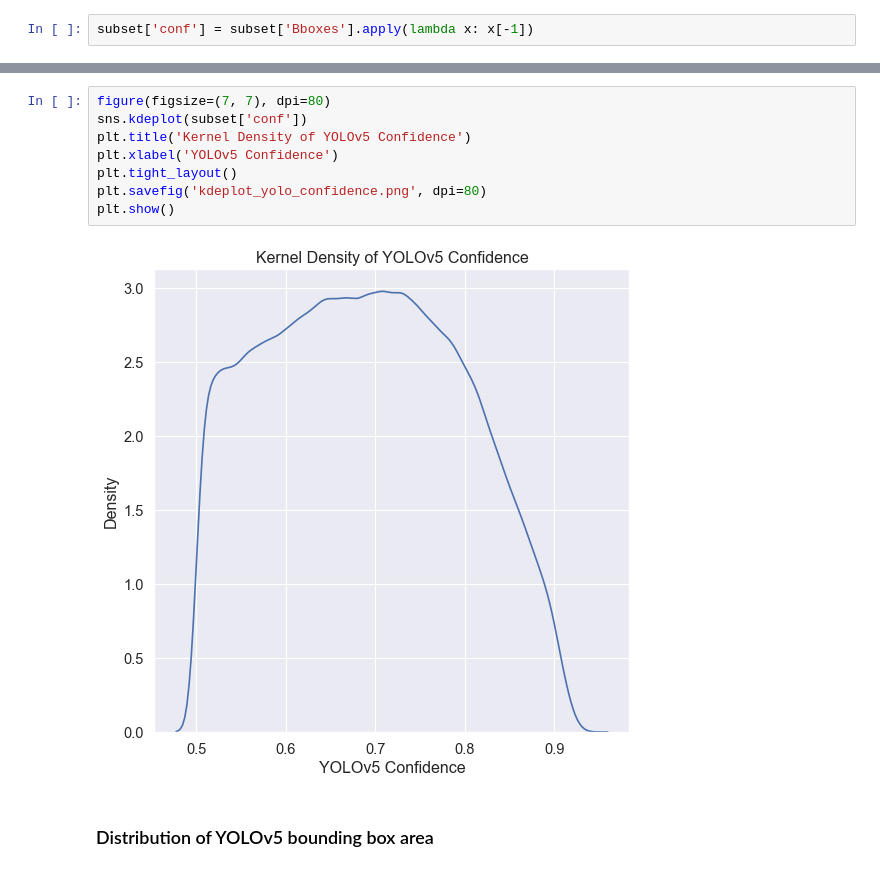
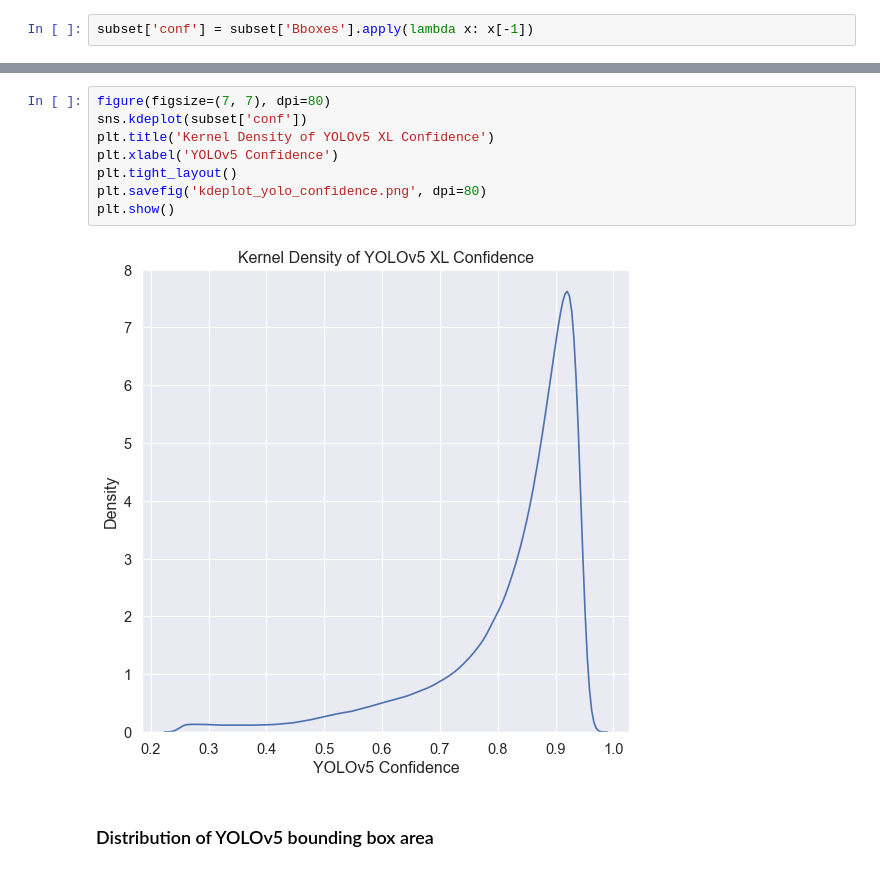
Before and after one commit to kingjosephm/vehicle_make_model_classifier, a Jupyter notebook: create_training_images/scraped_image_analysis.ipynb, the cells around one changed output, grey strips where cells are left out. Saved outputs shown, nothing was run; the diff lists cells and outputs as text.

```diff
--- a/create_training_images/scraped_image_analysis.ipynb
+++ b/create_training_images/scraped_image_analysis.ipynb
@@ -163,13 +163,13 @@ Name: conf, dtype: float64
 # %%
 figure(figsize=(7, 7), dpi=80)
 sns.kdeplot(subset['conf'])
-plt.title('Kernel Density of YOLOv5 Confidence')
+plt.title('Kernel Density of YOLOv5 XL Confidence')
 plt.xlabel('YOLOv5 Confidence')
 plt.tight_layout()
 plt.savefig('kdeplot_yolo_confidence.png', dpi=80)
 plt.show()
 # %% [output]
-[figure, old version]
+[figure, new version]
 # %% [markdown]
 ### Distribution of YOLOv5 bounding box area
 # %%
```
Also changed, not shown: parts of 15 cells of this notebook, 5 other files.
